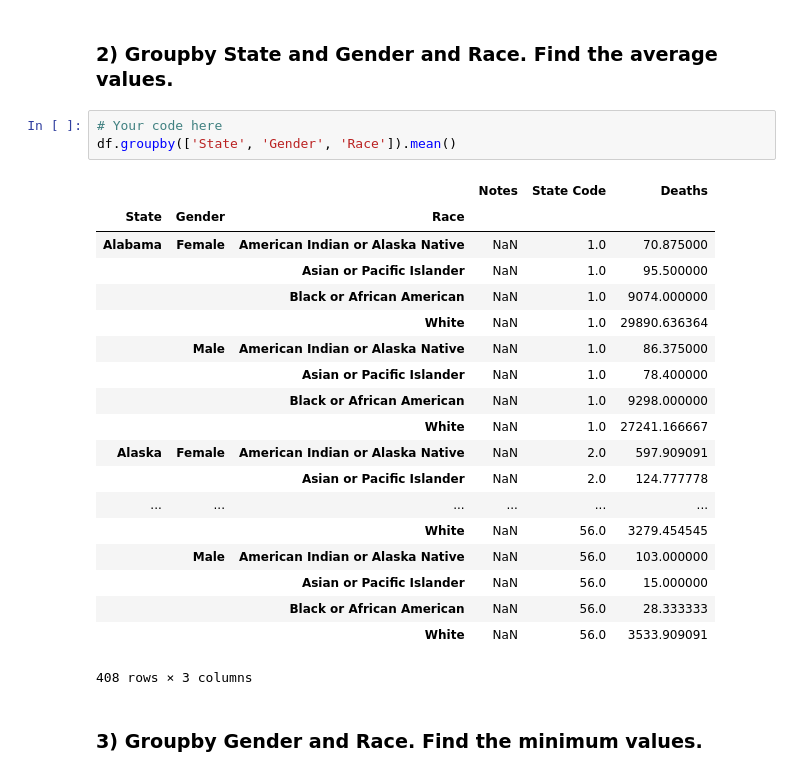
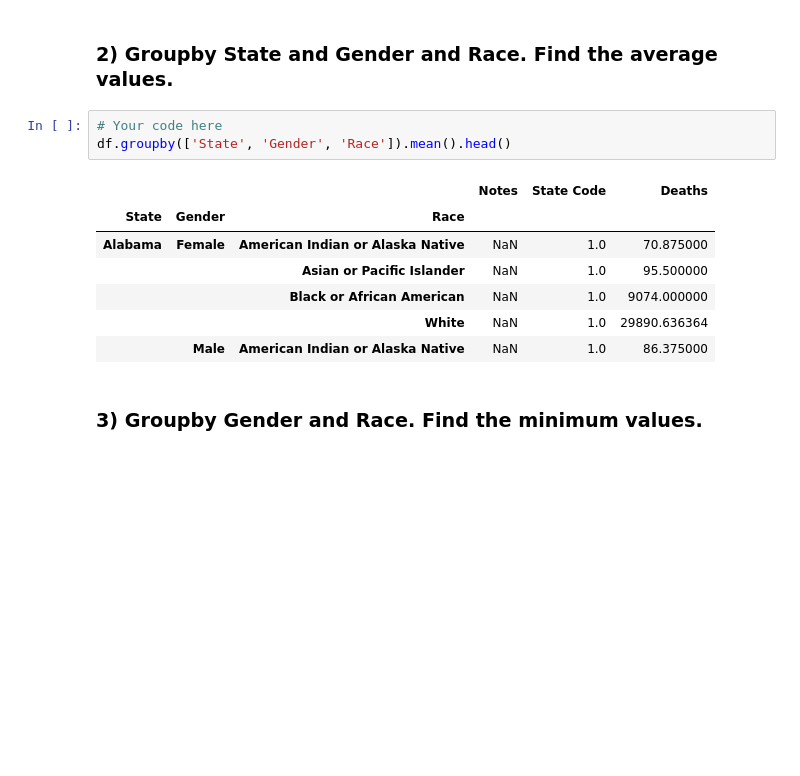
Before and after one commit to Cheffrey2000/flatiron_labs, a Jupyter notebook: section_05/dsc-pivot-tables-pandas-lab-online-ds-ft-081219/index.ipynb, the cells around one changed output. Cells and saved outputs as stored; diff of their text form; blank space fills up the shorter version.

```diff
--- a/section_05/dsc-pivot-tables-pandas-lab-online-ds-ft-081219/index.ipynb
+++ b/section_05/dsc-pivot-tables-pandas-lab-online-ds-ft-081219/index.ipynb
@@ -86,27 +74,15 @@ df.groupby(['State', 'Gender']).sum()
 ### 2) Groupby State and Gender and Race. Find the average values.
 # %%
 # Your code here
-df.groupby(['State', 'Gender', 'Race']).mean()
+df.groupby(['State', 'Gender', 'Race']).mean().head()
 # %% [output]
 |  |  |  | Notes | State Code | Deaths |
 | State | Gender | Race |  |  |  |
 | Alabama | Female | American Indian or Alaska Native | NaN | 1.0 | 70.875000 |
 |  |  | Asian or Pacific Islander | NaN | 1.0 | 95.500000 |
 |  |  | Black or African American | NaN | 1.0 | 9074.000000 |
 |  |  | White | NaN | 1.0 | 29890.636364 |
 |  | Male | American Indian or Alaska Native | NaN | 1.0 | 86.375000 |
-|  |  | Asian or Pacific Islander | NaN | 1.0 | 78.400000 |
-|  |  | Black or African American | NaN | 1.0 | 9298.000000 |
-|  |  | White | NaN | 1.0 | 27241.166667 |
-| Alaska | Female | American Indian or Alaska Native | NaN | 2.0 | 597.909091 |
-|  |  | Asian or Pacific Islander | NaN | 2.0 | 124.777778 |
-| ... | ... | ... | ... | ... | ... |
-|  |  | White | NaN | 56.0 | 3279.454545 |
-|  | Male | American Indian or Alaska Native | NaN | 56.0 | 103.000000 |
-|  |  | Asian or Pacific Islander | NaN | 56.0 | 15.000000 |
-|  |  | Black or African American | NaN | 56.0 | 28.333333 |
-|  |  | White | NaN | 56.0 | 3533.909091 |
-408 rows × 3 columns
 # %% [markdown]
 ### 3) Groupby Gender and Race. Find the minimum values.
 # %%
```
Also changed, not shown: parts of 31 cells of this notebook.
